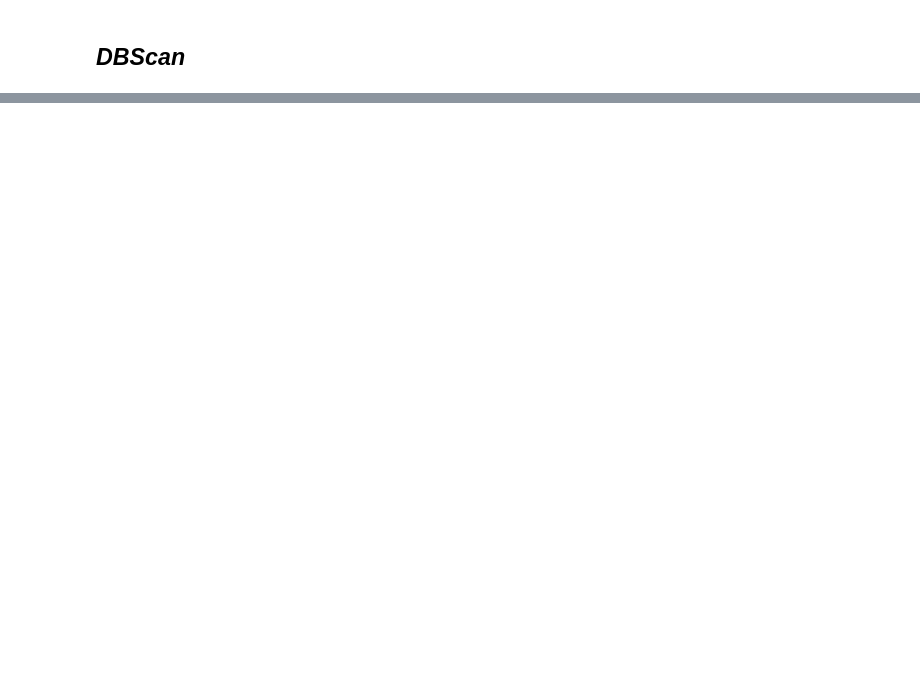
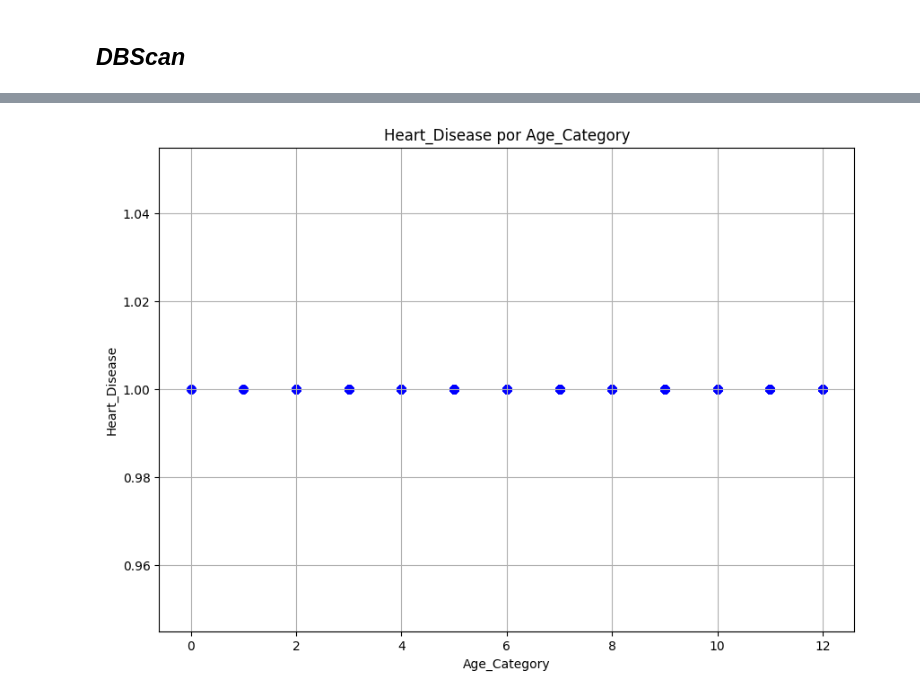
Before and after one commit to tjpoa/ProjetoIAA, a Jupyter notebook: notebooks/Modeling.ipynb, the cells around one changed output, grey strips where cells are left out. Saved outputs shown, nothing was run; the diff lists cells and outputs as text; code cells hidden in the pictures; blank space fills up the shorter version.

```diff
--- a/notebooks/Modeling.ipynb
+++ b/notebooks/Modeling.ipynb
@@ -221,2 +338,82 @@ print(results_df)
 # %% [markdown]
 ## *DBScan*
+# %%
+import pandas as pd
+from sklearn.cluster import DBSCAN
+from sklearn.preprocessing import StandardScaler
+import matplotlib.pyplot as plt
+
+# Caminho para os dados
+data_path = '../data/'  # Ajuste o caminho conforme necessário
+
+# Carregar o dataset
+try:
+    cvd_df_processed = pd.read_csv(data_path + 'CVD_normalized_discretized_processed.csv')
+    print("Arquivo carregado com sucesso!")
+except FileNotFoundError:
+    print("Erro: O arquivo especificado não foi encontrado. Verifique o caminho.")
+    exit()
+
+# Verificar as colunas no dataset
+print("Colunas no DataFrame:")
+print(cvd_df_processed.columns)
+
+# Verificar e corrigir o nome da coluna 'Heart_Disease', se necessário
+if 'Heart_Disease' not in cvd_df_processed.columns:
+    cvd_df_processed.rename(columns=lambda x: x.strip().lower(), inplace=True)
+    if 'heart_disease' in cvd_df_processed.columns:
+        cvd_df_processed.rename(columns={'heart_disease': 'Heart_Disease'}, inplace=True)
+    else:
+        print("Erro: A coluna 'Heart_Disease' não foi encontrada.")
+        exit()
+
+# Filtrar as linhas onde Heart_Disease = 'Yes'
+cvd_df_yes = cvd_df_processed[cvd_df_processed['Heart_Disease'] == 1]  # Ajuste para valores numéricos ou categóricos
+
+# Verificar se o filtro retornou dados
+if cvd_df_yes.empty:
+    print("Erro: Nenhuma linha encontrada onde 'Heart_Disease' é 1.")
+    exit()
+
+# Relação entre Heart_Disease e Age_Category
+plt.figure(figsize=(10, 7))
+plt.scatter(
+    cvd_df_yes['Age_Category'],
+    cvd_df_yes['Heart_Disease'],
+    c='blue',
+    alpha=0.6
+)
+plt.title('Heart_Disease por Age_Category')
+plt.xlabel('Age_Category')
+plt.ylabel('Heart_Disease')
+plt.grid(True)
+plt.show()
+
+# Relação entre Heart_Disease e Sex
+plt.figure(figsize=(10, 7))
+plt.scatter(
+    cvd_df_yes['Sex'],
+    cvd_df_yes['Heart_Disease'],
+    c='green',
+    alpha=0.6
+)
+plt.title('Heart_Disease por Sex')
+plt.xlabel('Sex')
+plt.ylabel('Heart_Disease')
+plt.grid(True)
+plt.show()
+
+# Relação entre Heart_Disease e General_Health
+plt.figure(figsize=(10, 7))
+plt.scatter(
+    cvd_df_yes['General_Health'],
+    cvd_df_yes['Heart_Disease'],
+    c='red',
+    alpha=0.6
+)
+plt.title('Heart_Disease por General_Health')
+plt.xlabel('General_Health')
+plt.ylabel('Heart_Disease')
+plt.grid(True)
+plt.show()
+# %% [output]
@@ -222,0 +428 @@ print(results_df)
+[figure, added]
```
Also changed, not shown: parts of 5 cells of this notebook.
